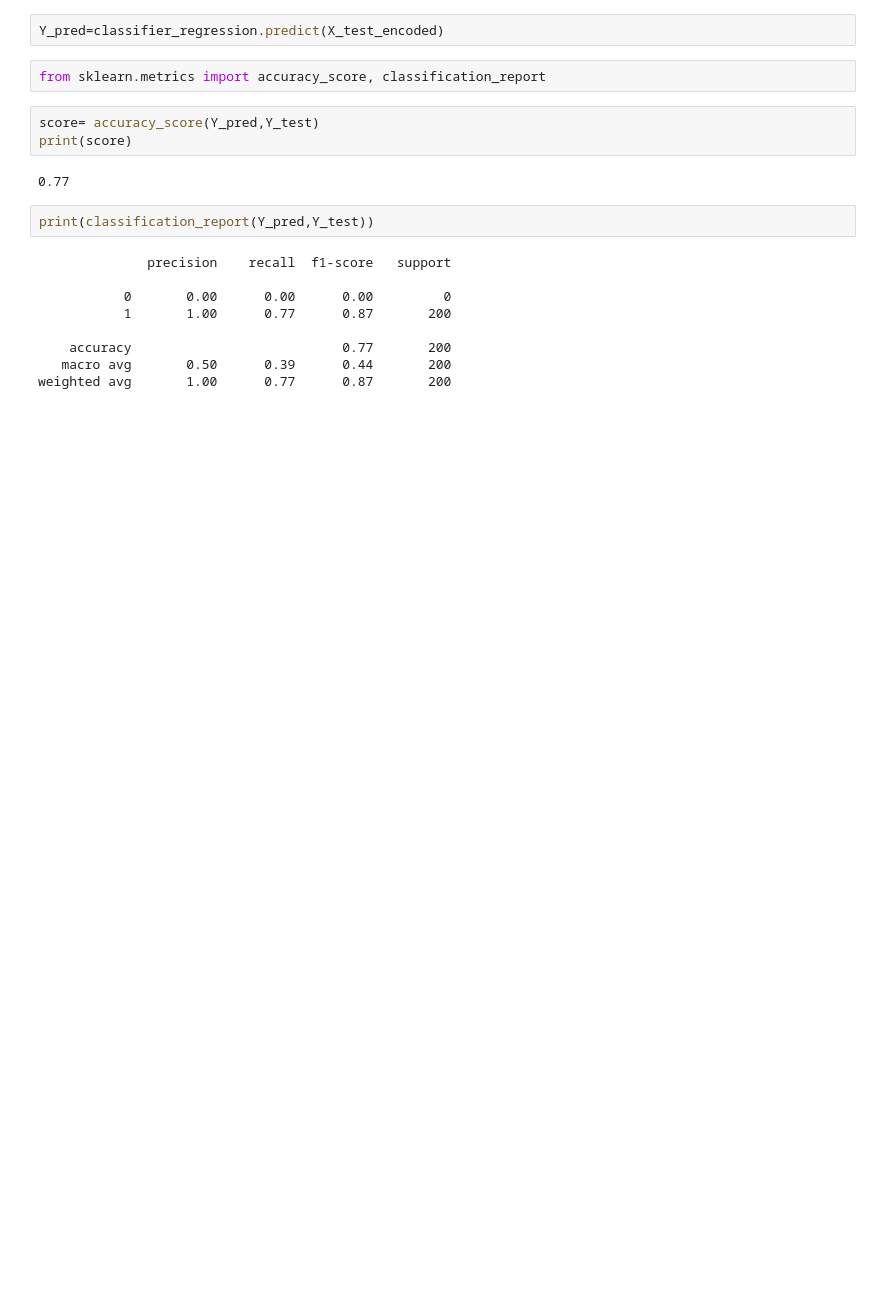
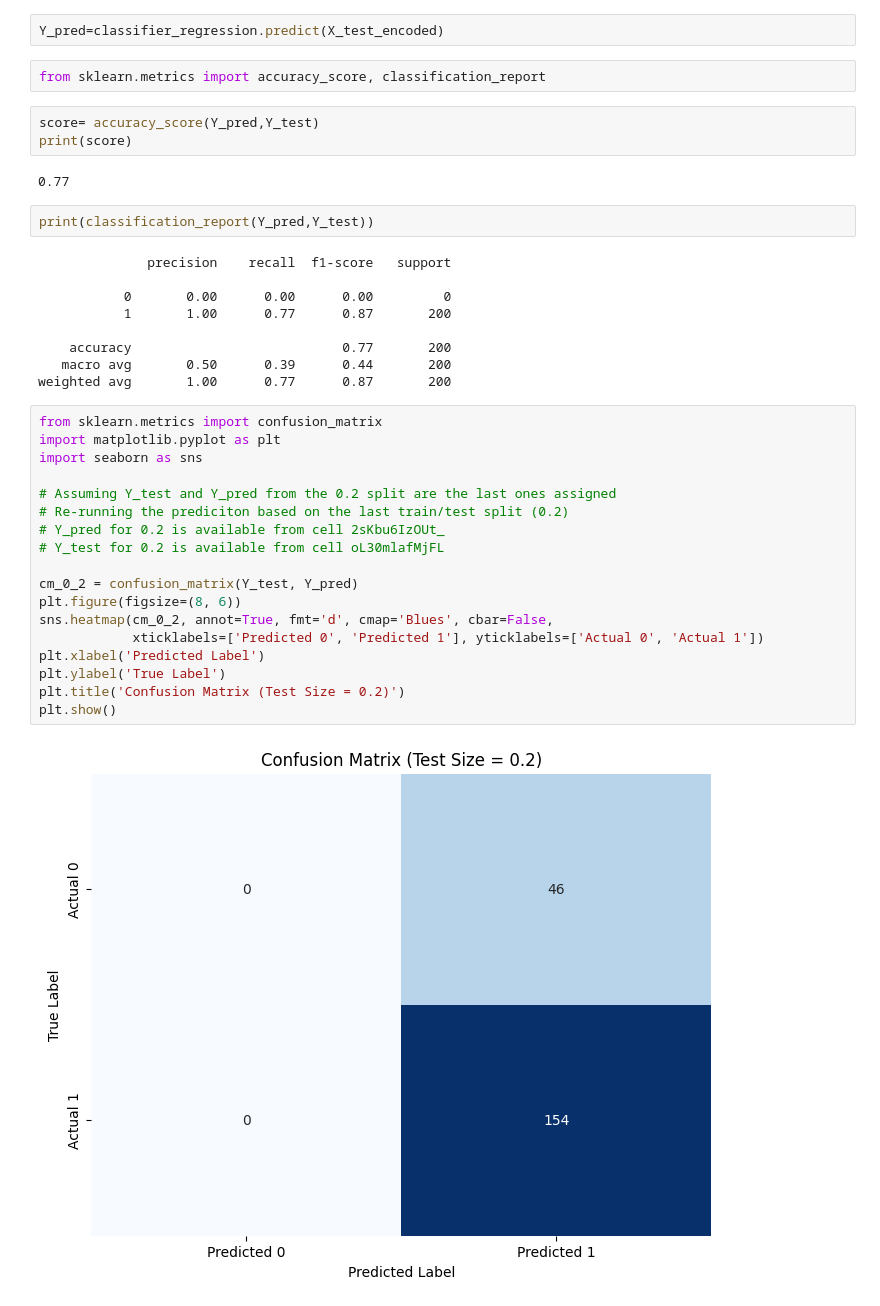
Before and after one commit to Krishna-Dhawangale/Resume-Screening-Machine-Learning-, a Jupyter notebook: Resume_Screening_(Logistic_Regression).ipynb, the cells around one changed output. Drawn from its saved outputs; the diff is of its cells as text; blank space fills up the shorter version.

```diff
--- a/Resume_Screening_(Logistic_Regression).ipynb
+++ b/Resume_Screening_(Logistic_Regression).ipynb
@@ -416,3 +431,23 @@ print(classification_report(Y_pred,Y_test))
     accuracy                           0.77       200
    macro avg       0.50      0.39      0.44       200
 weighted avg       1.00      0.77      0.87       200
+# %%
+from sklearn.metrics import confusion_matrix
+import matplotlib.pyplot as plt
+import seaborn as sns
+
+# Assuming Y_test and Y_pred from the 0.2 split are the last ones assigned
+# Re-running the prediciton based on the last train/test split (0.2)
+# Y_pred for 0.2 is available from cell 2sKbu6IzOUt_
+# Y_test for 0.2 is available from cell oL30mlafMjFL
+
+cm_0_2 = confusion_matrix(Y_test, Y_pred)
+plt.figure(figsize=(8, 6))
+sns.heatmap(cm_0_2, annot=True, fmt='d', cmap='Blues', cbar=False,
+            xticklabels=['Predicted 0', 'Predicted 1'], yticklabels=['Actual 0', 'Actual 1'])
+plt.xlabel('Predicted Label')
+plt.ylabel('True Label')
+plt.title('Confusion Matrix (Test Size = 0.2)')
+plt.show()
+# %% [output]
+[figure, added]
```
Also changed, not shown: parts of 2 cells of this notebook.
